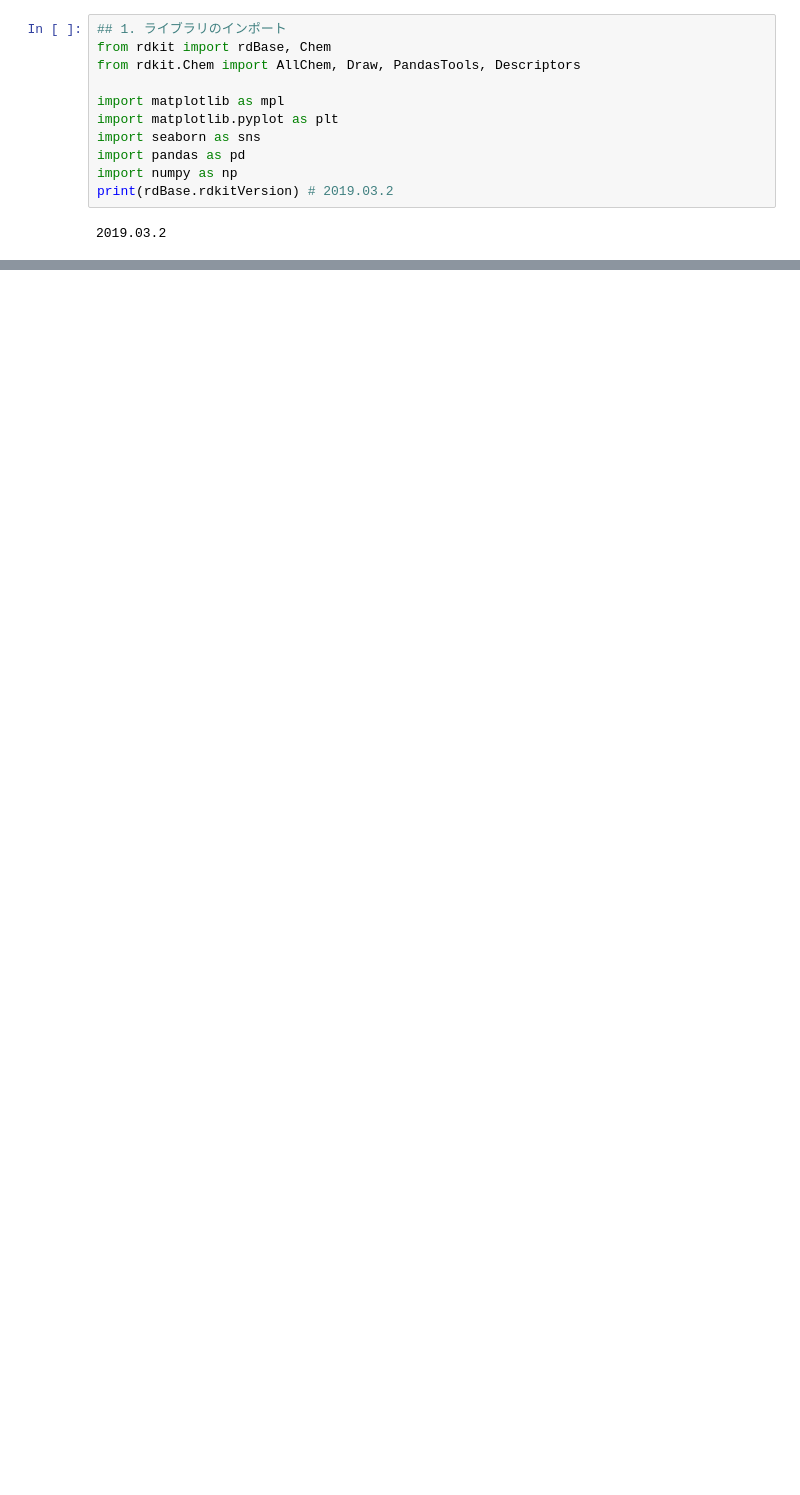
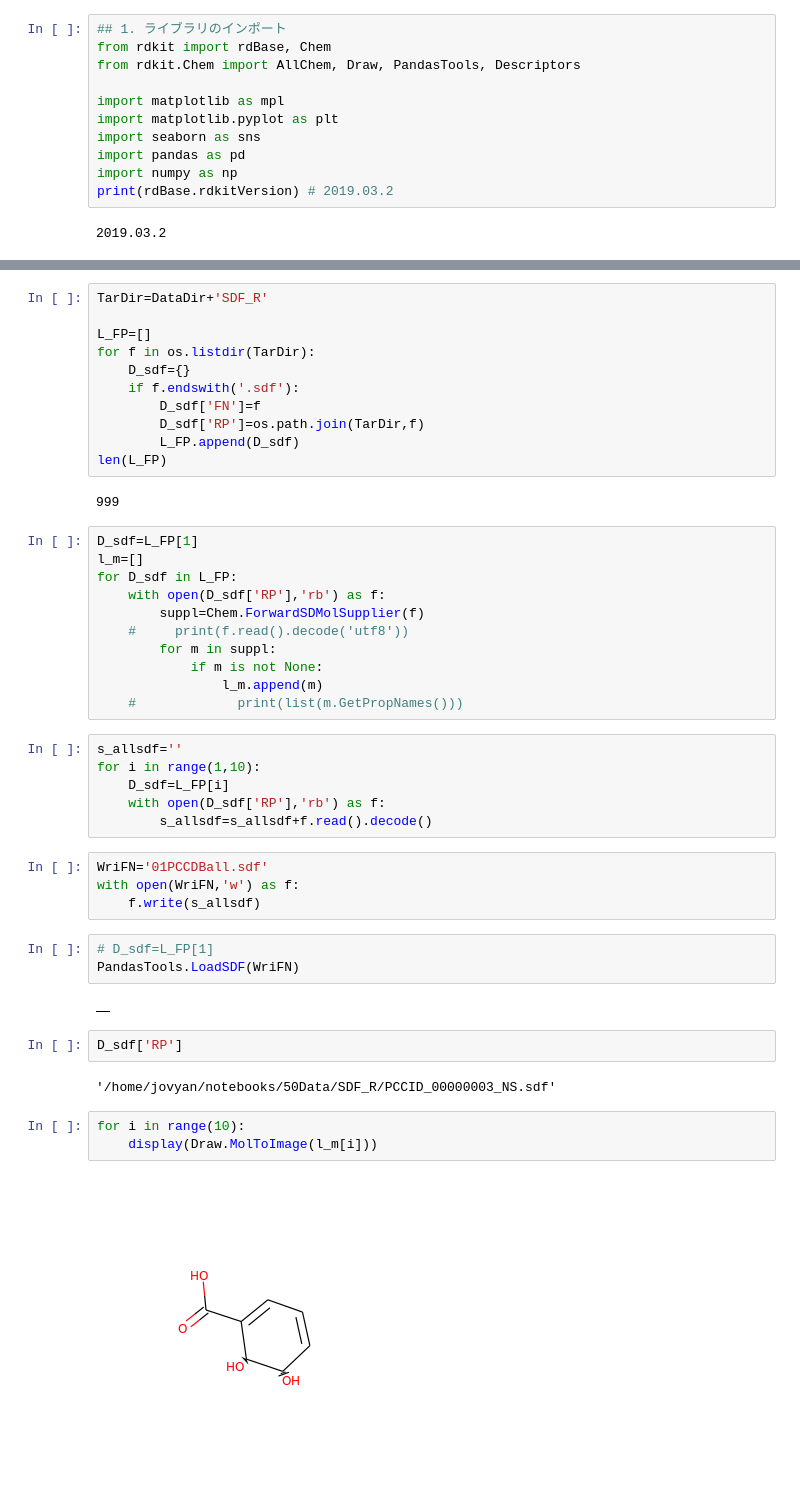
Before and after one commit to SolKul/cheminfo, a Jupyter notebook: 01WorkSpace/07SearchPCCDB/01SearchPCCDB.ipynb, the cells around one changed output, grey strips where cells are left out. Cells and saved outputs as stored; diff of their text form; blank space fills up the shorter version.

```diff
--- a/01WorkSpace/07SearchPCCDB/01SearchPCCDB.ipynb
+++ b/01WorkSpace/07SearchPCCDB/01SearchPCCDB.ipynb
@@ -34,3 +34,51 @@ da.descDf(df_AMES)
 | 2 | O=C1NC(=O)\C(=N/#N)\C=N1 | 2435-76-9 | 1 |
 | 3 | NC(=O)CNC(=O)\C=N\#N | 817-99-2 | 1 |
 | 4 | CCCCN(CC(O)C1=C\C(=N/#N)\C(=O)C=C... | 116539-70-9 | 1 |
+# %%
+TarDir=DataDir+'SDF_R'
+
+L_FP=[]
+for f in os.listdir(TarDir):
+    D_sdf={}
+    if f.endswith('.sdf'):
+        D_sdf['FN']=f
+        D_sdf['RP']=os.path.join(TarDir,f)
+        L_FP.append(D_sdf)
+len(L_FP)
+# %% [output]
+999
+# %%
+D_sdf=L_FP[1]
+l_m=[]
+for D_sdf in L_FP:
+    with open(D_sdf['RP'],'rb') as f:
+        suppl=Chem.ForwardSDMolSupplier(f)
+    #     print(f.read().decode('utf8'))
+        for m in suppl:
+            if m is not None:
+                l_m.append(m)
+    #             print(list(m.GetPropNames()))
+# %%
+s_allsdf=''
+for i in range(1,10):
+    D_sdf=L_FP[i]
+    with open(D_sdf['RP'],'rb') as f:
+        s_allsdf=s_allsdf+f.read().decode()
+# %%
+WriFN='01PCCDBall.sdf'
+with open(WriFN,'w') as f:
+    f.write(s_allsdf)
+# %%
+# D_sdf=L_FP[1]
+PandasTools.LoadSDF(WriFN)
+# %% [output]
+|  |
+# %%
+D_sdf['RP']
+# %% [output]
+'/home/jovyan/notebooks/50Data/SDF_R/PCCID_00000003_NS.sdf'
+# %%
+for i in range(10):
+    display(Draw.MolToImage(l_m[i]))
+# %% [output]
+[figure, added]
```
Also changed, not shown: parts of 8 cells of this notebook, 9 other files.
